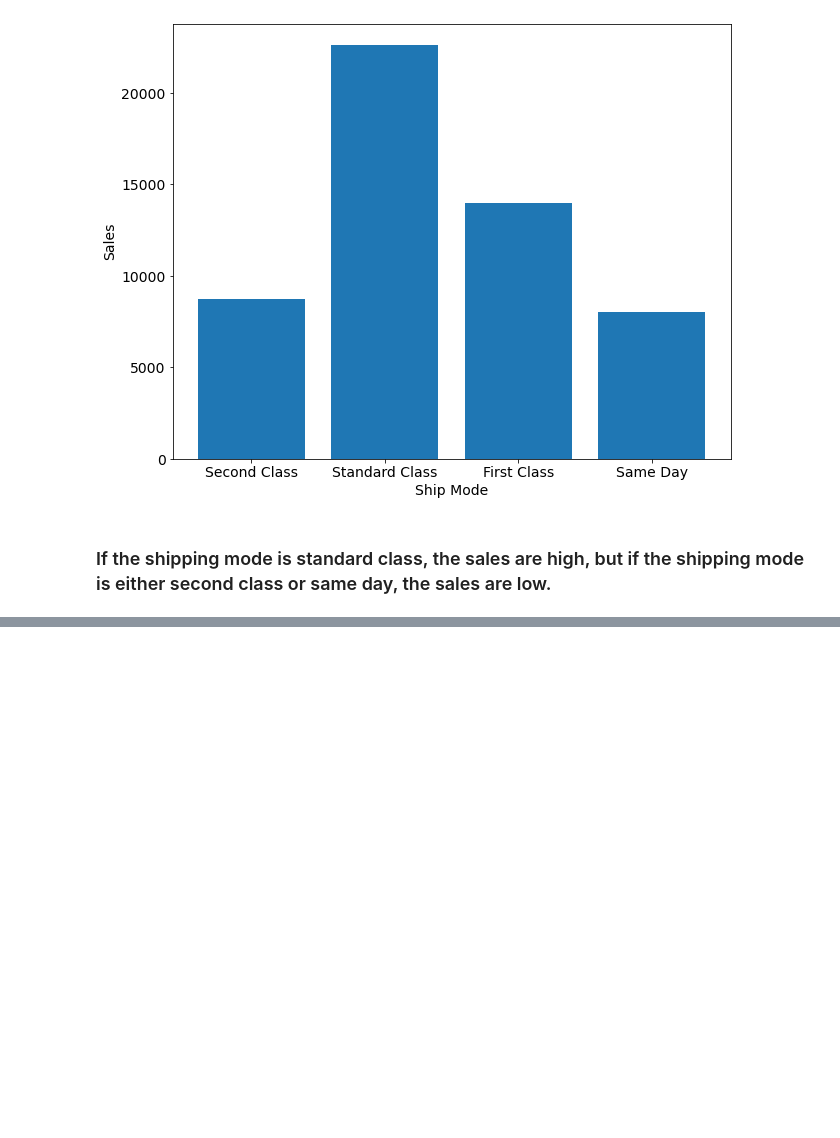
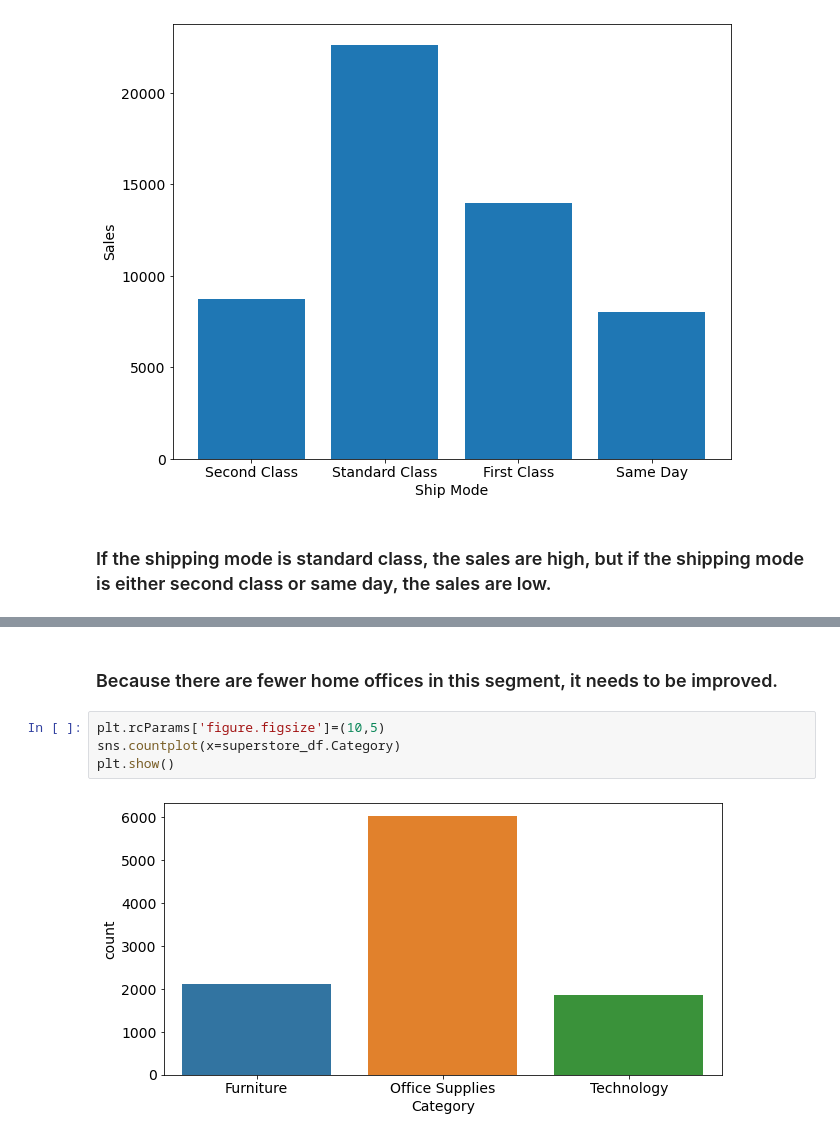
Before and after one commit to vivekkum-ar/SuperCenter-Data-EDA, a Jupyter notebook: EDA-on-superstore-dataset.ipynb, the cells around one changed output, grey strips where cells are left out. Drawn from its saved outputs; the diff is of its cells as text; blank space fills up the shorter version.

```diff
--- a/EDA-on-superstore-dataset.ipynb
+++ b/EDA-on-superstore-dataset.ipynb
@@ -448,0 +457,8 @@ plt.ylabel('Sales');
+# %% [markdown]
+### Because there are fewer home offices in this segment, it needs to be improved.
+# %%
+plt.rcParams['figure.figsize']=(10,5)
+sns.countplot(x=superstore_df.Category)
+plt.show()
+# %% [output]
+[figure, added]
```
Also changed, not shown: parts of 4 cells of this notebook.
